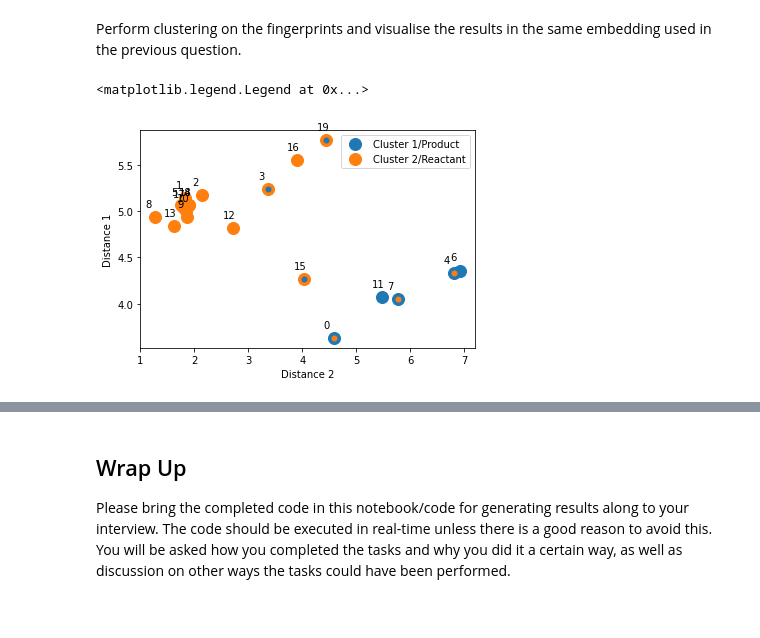
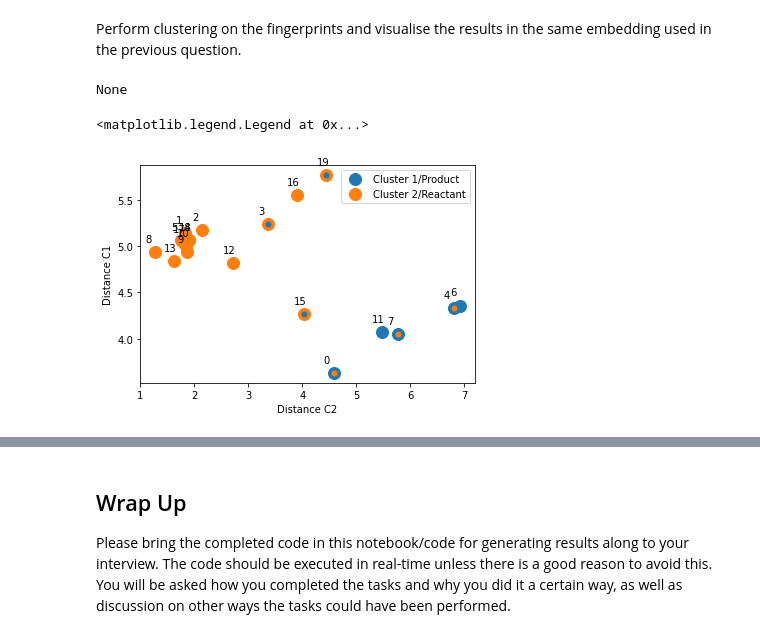
Before and after one commit to adhardy/Deepmatter-Interview, a Jupyter notebook: notebook/ds_nb_1.ipynb, the cells around one changed output, grey strips where cells are left out. Saved outputs shown, nothing was run; the diff lists cells and outputs as text; code cells hidden in the pictures.

```diff
--- a/notebook/ds_nb_1.ipynb
+++ b/notebook/ds_nb_1.ipynb
@@ -240,22 +237,23 @@ in the previous question.
 # %%
 from sklearn.cluster import KMeans
 
 # === kmeans clustering ===
 n_clusters = 2 # reactants and products
 kmeans = KMeans(n_clusters=n_clusters, random_state=0)
 fingerprints_kmean = kmeans.fit_transform(fingerprints)
 
 # === Convert to Dataframe ===
-column_names = dr.generate_column_names("Distance ", n_clusters)
+column_names = dr.generate_column_names("Distance C", n_clusters)
 cluster_labels = kmeans.predict(fingerprints)+1 # cluster the molecule belongs to
 df_fingerprints_kmean = dr.reduced_dimensions_to_df(fingerprints_kmean, cluster_labels, column_names)
 df_fingerprints_kmean["molecule_type"] = true_labels
 
 # === Plot 2D Scatterplot ===
 fig_kmean, ax_kmean = plt.subplots()
 ax_kmean = dr.get_axes(df_fingerprints_kmean, ax_kmean, marker="o", switch_xy=True) # predicted cluster
 ax_kmean = dr.get_axes(df_fingerprints_kmean, ax_kmean, "molecule_type", marker="o", markersize = 5, switch_xy=True, label_idx=False) # add the true labels, will appear as smaller markers within the predicted cluster marker
 ax_kmean.legend(["Cluster 1/Product", "Cluster 2/Reactant"])
 # %% [output]
-<matplotlib.legend.Legend at 0x...>
+None
+<matplotlib.legend.Legend at 0x...>
-[figure, old version]
+[figure, new version]
```
Also changed, not shown: parts of 8 cells of this notebook, 1 other file.
